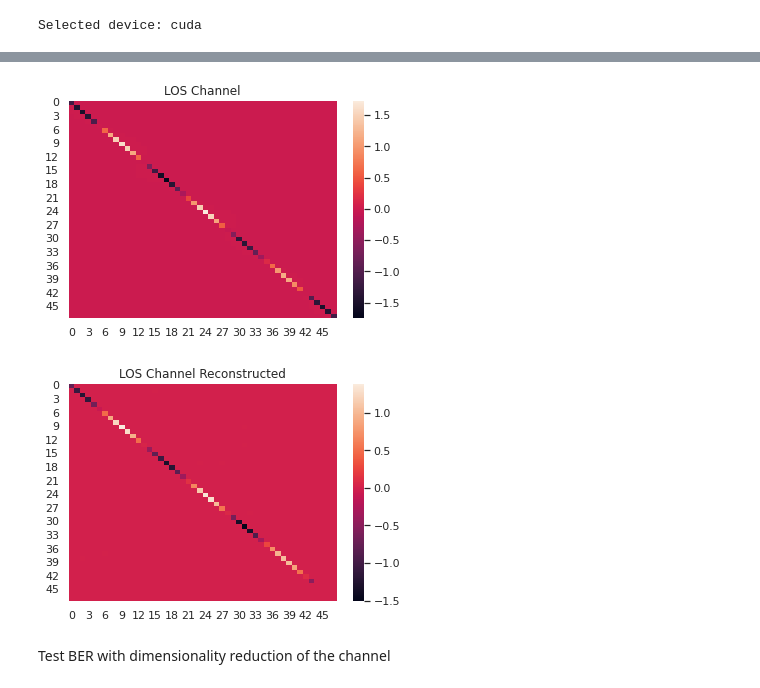
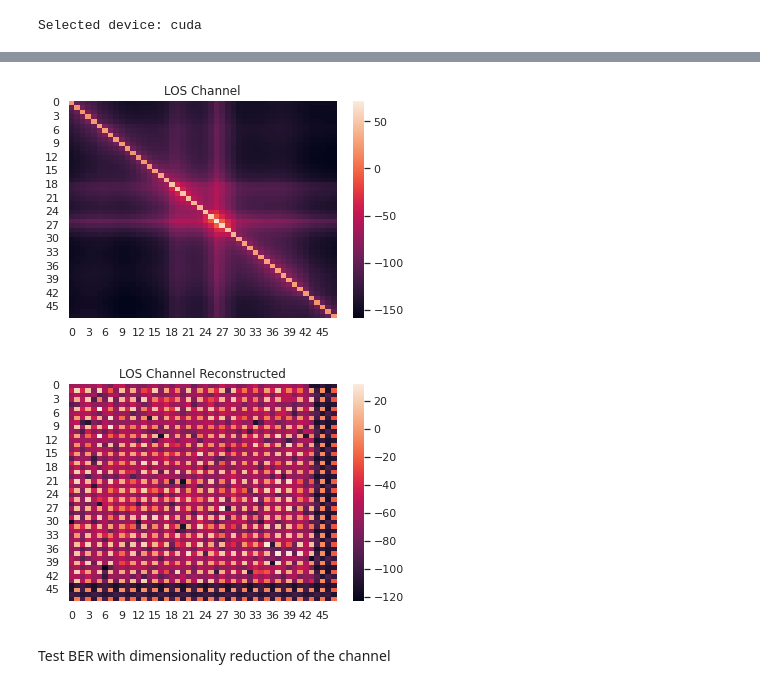
Before and after one commit to Tonix22/MasterDegreeCode, a Jupyter notebook: OFDM_Equalizer/App/NeuronalNet/ChannAutoenconder.ipynb, the cells around one changed output, grey strips where cells are left out. Saved outputs shown, nothing was run; the diff lists cells and outputs as text; code cells hidden in the pictures.

```diff
--- a/OFDM_Equalizer/App/NeuronalNet/ChannAutoenconder.ipynb
+++ b/OFDM_Equalizer/App/NeuronalNet/ChannAutoenconder.ipynb
@@ -29,7 +29,7 @@ def Complex_MSE_polar(output,target):
 loss_fn = Complex_MSE
 
 ### Define an optimizer (both for the encoder and the decoder!)
-lr= 0.001
+lr= 0.0001
 
 ### Set the random seed for reproducible results
 torch.manual_seed(0)
@@ -45,7 +45,7 @@ params_to_optimize = [
     {'params': decoder.parameters()}
 ]
 
-optim = torch.optim.Adam(params_to_optimize, lr=lr,weight_decay=.00001)
+optim = torch.optim.Adam(params_to_optimize, lr=lr,weight_decay=1e-4)
 
 # Check if the GPU is available
 device = torch.device("cuda") if torch.cuda.is_available() else torch.device("cpu")
@@ -57,6 +57,19 @@ decoder.to(device)
 #load data with QAM 16
 data   = RX(4,"Unit_Pow")
 
+#normalize data
+normalize_factor_H = np.abs(np.max(data.H))
+data.H   = data.H / normalize_factor_H
+#save invser in memory
+H_inv = np.zeros(data.H.shape,dtype=data.H.dtype)
+loop  = tqdm(range(0,data.total),desc="Progress")
+for i in loop:
+    H_inv[:,:,i] = np.linalg.inv(data.H[:,:,i])
+#Normalize inverse
+# save this as variable because we will use it from denormalize
+normalize_factor = np.abs(np.max(H_inv))
+H_inv = H_inv / normalize_factor
+
 # Set train mode for both the encoder and the decoder
 encoder.train()
 decoder.train()
@@ -65,24 +78,24 @@ train_loss = []
 Selected device: cuda
 # %%
 #TRAIN
-for EPOCHS in range(0,3):
+for EPOCHS in range(0,20):
     print("EPOCH {}".format(EPOCHS))
+    # Generate a random permutation of the indices along the third axis
+    permutation = np.random.permutation(data.H.shape[2])
+    data.H = data.H[:, :, permutation]
+
     loop  = tqdm(range(0,int(data.total*.6)),desc="Progress")
     for i in loop:
         H = data.H[:,:,i]
         #autoenconder Input
-        chann   = torch.from_numpy(H).to(device)
+        chann = torch.from_numpy(H).to(device)
         chann = chann[None,None,:,:]
         #### Encode decode
         z = encoder(chann)
         decoded_image = decoder(z)
 
         #Channel inverse matrix
-        H = np.matrix(H)
-        inverse = np.linalg.inv(H.H@H)@H.H
-        I = np.squeeze(np.asarray(inverse))
-        I = torch.from_numpy(I).to(device)
-
+        I = torch.from_numpy(H_inv[:,:,i]).to(device)
         # Evaluate loss
 
         loss = loss_fn(I, decoded_image)
@@ -136,17 +156,17 @@ with torch.no_grad():
 # %%
 sns.set_theme()
 H = data.H[:,:,0]
 H = np.matrix(H)
-inverse = np.linalg.inv(H.H@H)@H.H
+inverse = np.linalg.inv(H)
 I = np.squeeze(np.asarray(inverse))
 cmap = sns.diverging_palette(230, 20, as_cmap=True)
 # Draw the heatmap with the mask and correct aspect ratio
-sns.heatmap(I.real)
+sns.heatmap(20*np.log(np.abs(I)))
 #sns.heatmap(chann.real)
 plt.title( "LOS Channel" )
 plt.show()
 # %% [output]
-[figure, old version]
+[figure, new version]
 # %%
 H = data.H[:,:,0]
 #autoenconder Input
@@ -154,13 +174,13 @@ chann   = torch.from_numpy(H).to(device)
 chann = chann[None,None,:,:]
 #### Encode decode
 z = encoder(chann)
-decoded_image = decoder(z).cpu().detach().numpy()
+decoded_image = decoder(z).cpu().detach().numpy()*normalize_factor
 chann = np.reshape(decoded_image,(48,48))
-sns.heatmap(chann.real)
+sns.heatmap(20*np.log(np.abs(chann)))
 plt.title( "LOS Channel Reconstructed" )
 plt.show()
 # %% [output]
-[figure, old version]
+[figure, new version]
 # %% [markdown]
 Test BER with dimensionality reduction of the channel
 # %%
```
Also changed, not shown: parts of 3 cells of this notebook, 4 other files.
